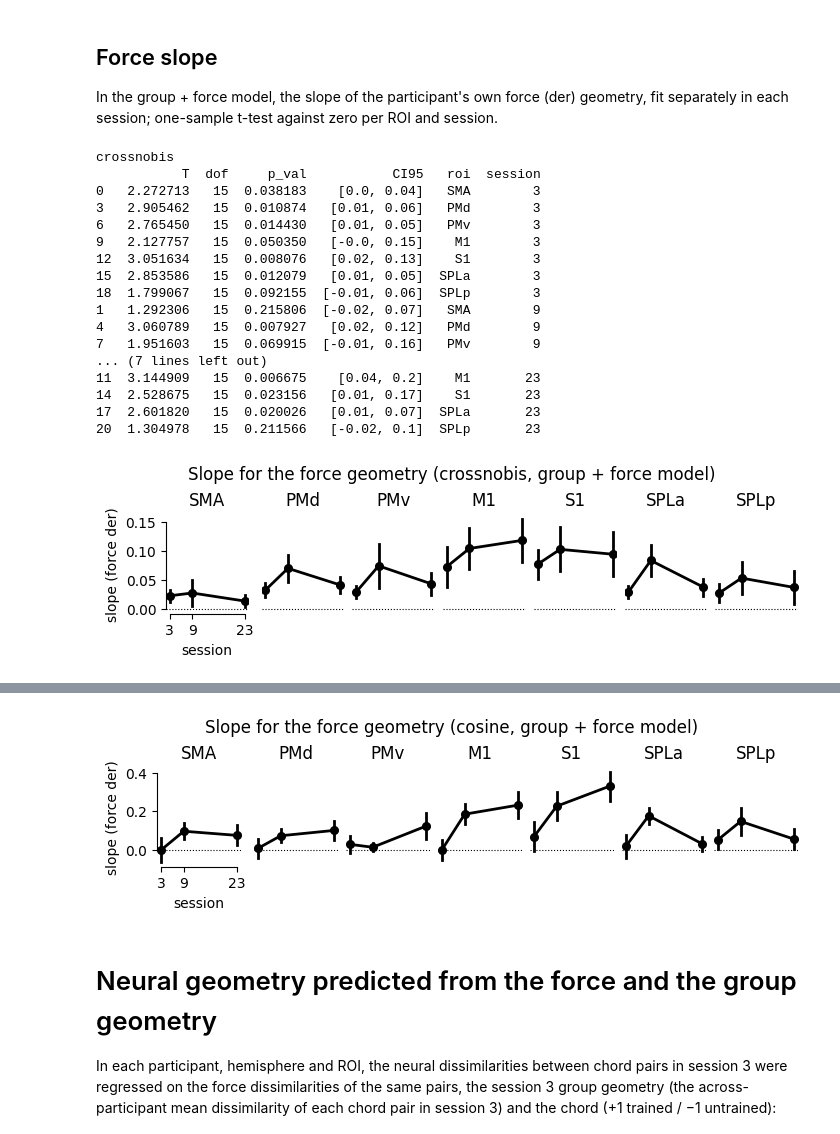
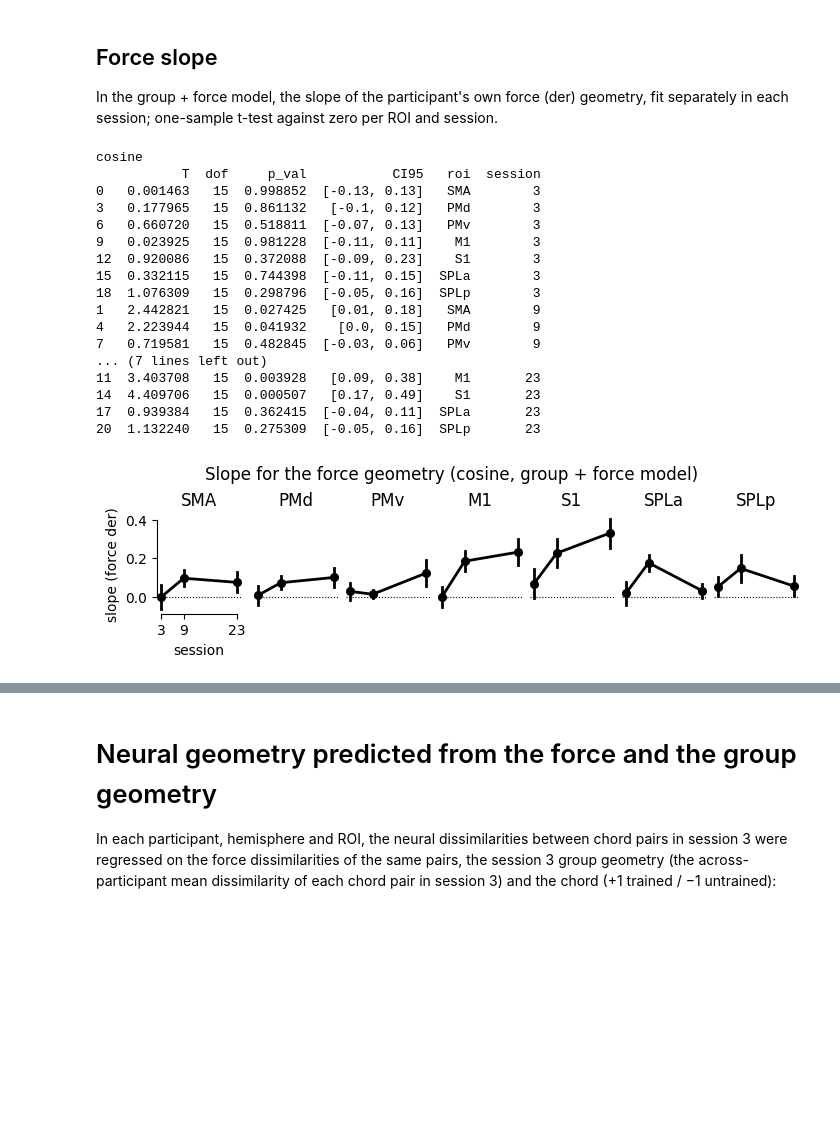
Before and after one commit to mnlmrc/EFC_learningfMRI, a Jupyter notebook: notebooks/ancova.ipynb, the cells around one changed output, grey strips where cells are left out. Cells and saved outputs as stored; diff of their text form; code cells hidden in the pictures; blank space fills up the shorter version.

```diff
--- a/notebooks/ancova.ipynb
+++ b/notebooks/ancova.ipynb
@@ -305,44 +305,46 @@ plt.show()
 ## Force slope
 In the group + force model, the slope of the participant's own force (der) geometry, fit separately in each session; one-sample t-test against zero per ROI and session.
 # %%
-# one slope per participant, ROI, distance and session
+metric = 'cosine'
+
 slope_force = dist_ancova_force.groupby(['sn', 'roi', 'distance', 'session']).slope_force.first().reset_index()
 
-for metric in ['crossnobis', 'cosine']:
-    df = slope_force[slope_force.distance == metric]
+df = slope_force[slope_force.distance == metric]
 
-    fig, axs = plt.subplots(1, len(rois), sharey=True, sharex=True, figsize=(7, 2), constrained_layout=True)
+fig, axs = plt.subplots(1, len(rois), sharey=True, sharex=True, figsize=(7, 2), constrained_layout=True)
 
-    plot_im_sess(fig, axs, df, rois, y='slope_force', x='session', color='k', kind='point', estimator='mean', add_zero=True)
-    sb.despine(ax=axs[0], trim=True)
-    axs[0].set_ylabel('slope (force der)')
-    axs[0].set_xlabel('session')
+plot_im_sess(fig, axs, df, rois, y='slope_force', x='session', color='k', kind='point', estimator='mean', add_zero=True)
+sb.despine(ax=axs[0], trim=True)
+axs[0].set_ylabel('slope (force der)')
+axs[0].set_xlabel('session')
 
-    ttest = ttest_im_sess(df, rois, y='slope_force', x='session')
-    ttest['roi'] = pd.Categorical(ttest.roi, categories=rois, ordered=True)  # ROIs in gl.rois[atlas] order
-    ttest.sort_values(by=['session', 'roi'], inplace=True)
-    print(metric)
-    print(ttest[['T', 'dof', 'p_val', 'CI95', 'roi', 'session']])
+ttest = ttest_im_sess(df, rois, y='slope_force', x='session')
+ttest['roi'] = pd.Categorical(ttest.roi, categories=rois, ordered=True)  # ROIs in gl.rois[atlas] order
+ttest.sort_values(by=['session', 'roi'], inplace=True)
+print(metric)
+print(ttest[['T', 'dof', 'p_val', 'CI95', 'roi', 'session']])
 
-    fig.suptitle(f'Slope for the force geometry ({metric}, group + force model)')
+fig.suptitle(f'Slope for the force geometry ({metric}, group + force model)')
 
-    plt.show()
+fig.savefig('figures/slope_force_der.pdf')
+
+plt.show()
 # %% [output]
-crossnobis
+cosine
            T  dof     p_val           CI95   roi  session
-0   2.272713   15  0.038183    [0.0, 0.04]   SMA        3
-3   2.905462   15  0.010874   [0.01, 0.06]   PMd        3
-6   2.765450   15  0.014430   [0.01, 0.05]   PMv        3
-9   2.127757   15  0.050350   [-0.0, 0.15]    M1        3
-12  3.051634   15  0.008076   [0.02, 0.13]    S1        3
-15  2.853586   15  0.012079   [0.01, 0.05]  SPLa        3
-18  1.799067   15  0.092155  [-0.01, 0.06]  SPLp        3
-1   1.292306   15  0.215806  [-0.02, 0.07]   SMA        9
-4   3.060789   15  0.007927   [0.02, 0.12]   PMd        9
-7   1.951603   15  0.069915  [-0.01, 0.16]   PMv        9
+0   0.001463   15  0.998852  [-0.13, 0.13]   SMA        3
+3   0.177965   15  0.861132   [-0.1, 0.12]   PMd        3
+6   0.660720   15  0.518811  [-0.07, 0.13]   PMv        3
+9   0.023925   15  0.981228  [-0.11, 0.11]    M1        3
+12  0.920086   15  0.372088  [-0.09, 0.23]    S1        3
+15  0.332115   15  0.744398  [-0.11, 0.15]  SPLa        3
+18  1.076309   15  0.298796  [-0.05, 0.16]  SPLp        3
+1   2.442821   15  0.027425   [0.01, 0.18]   SMA        9
+4   2.223944   15  0.041932    [0.0, 0.15]   PMd        9
+7   0.719581   15  0.482845  [-0.03, 0.06]   PMv        9
 ... (7 lines left out)
-11  3.144909   15  0.006675    [0.04, 0.2]    M1       23
-14  2.528675   15  0.023156   [0.01, 0.17]    S1       23
-17  2.601820   15  0.020026   [0.01, 0.07]  SPLa       23
-20  1.304978   15  0.211566   [-0.02, 0.1]  SPLp       23
+11  3.403708   15  0.003928   [0.09, 0.38]    M1       23
+14  4.409706   15  0.000507   [0.17, 0.49]    S1       23
+17  0.939384   15  0.362415  [-0.04, 0.11]  SPLa       23
+20  1.132240   15  0.275309  [-0.05, 0.16]  SPLp       23
-[figure, old version]
+[figure, new version]
@@ -366,4 +351,3 @@ cosine
-[figure, removed]
 # %% [markdown]
 # Neural geometry predicted from the force and the group geometry
 In each participant, hemisphere and ROI, the neural dissimilarities between chord pairs in session 3 were regressed on the force dissimilarities of the same pairs, the session 3 group geometry (the across-participant mean dissimilarity of each chord pair in session 3) and the chord (+1 trained / −1 untrained): neural ~ intercept + force + group + chord, crossnobis on crossnobis and cosine on cosine, separately for absolute force (`abs`) and force derivative (`der`). The fitted model was then used to predict the neural dissimilarities of every session. The group and chord terms are the same in every session, so in sessions 9 and 23 they only contribute a fixed per-pair offset, and the change in the prediction comes from the force geometry alone. The residual (observed − predicted) is the part of the neural geometry the model does not account for. Session 3 is the fitting session, so its residuals are in-sample and average to zero within trained and untrained pairs.
```
Also changed, not shown: parts of 1 cell of this notebook.
